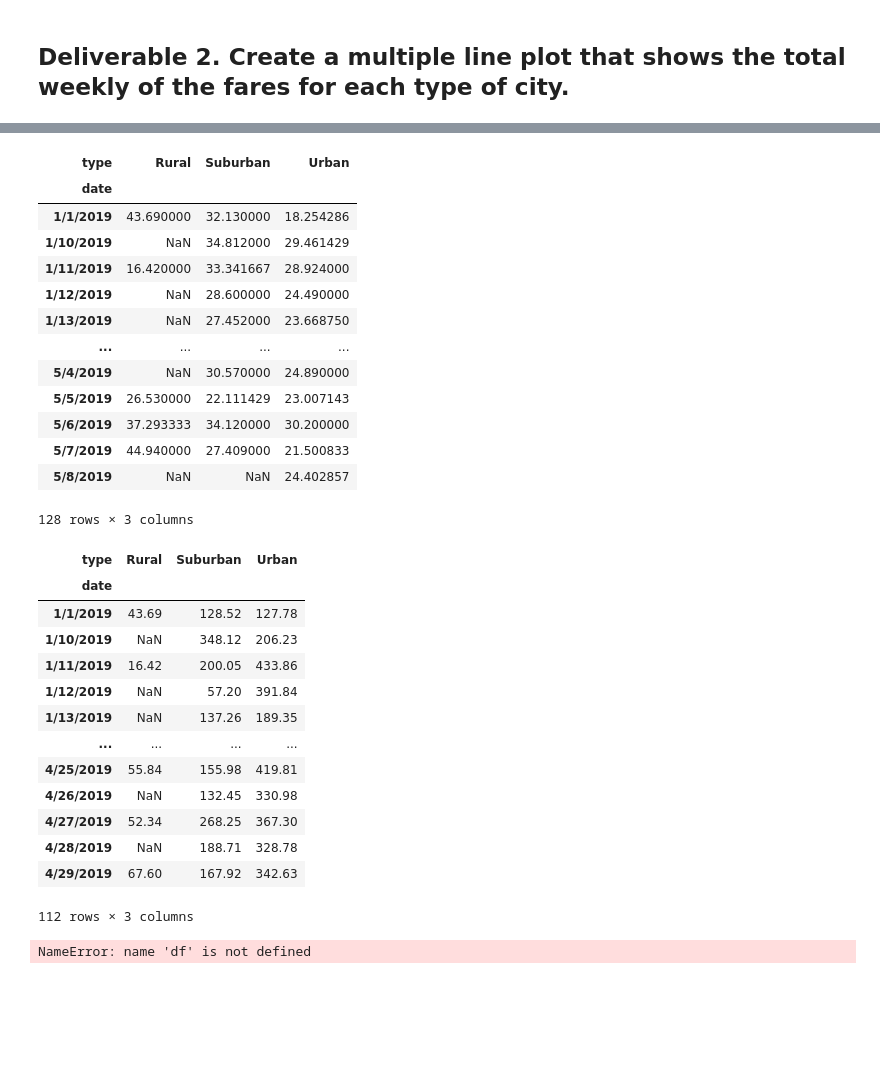
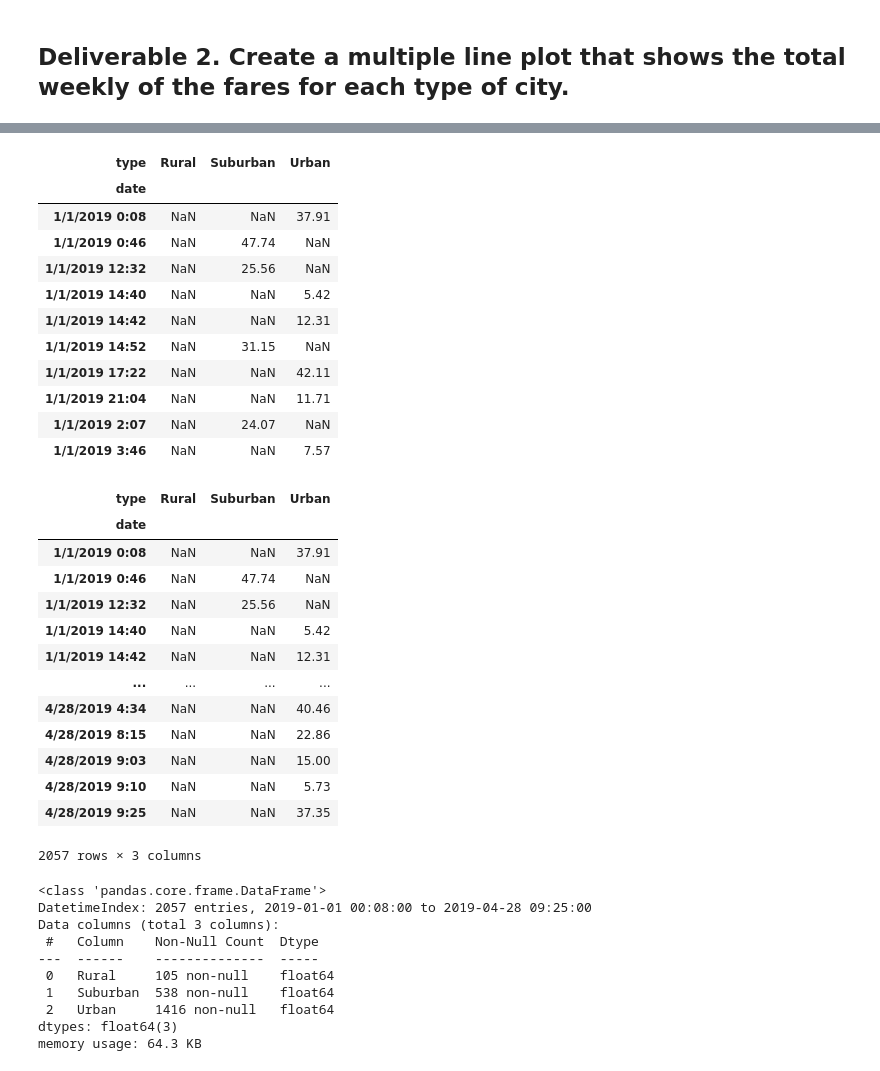
Before and after one commit to zachgee/Pyber_Analysis, a Jupyter notebook: PyBer_Challenge.ipynb, the cells around one changed output, grey strips where cells are left out. Drawn from its saved outputs; the diff is of its cells as text; code cells hidden in the pictures; blank space fills up the shorter version.

```diff
--- a/PyBer_Challenge.ipynb
+++ b/PyBer_Challenge.ipynb
@@ -173,48 +187,57 @@ sum_of_fares_df = sum_of_fares_df.reset_index()
 # %%
 # 4. Create a pivot table with the 'date' as the index, the columns ='type', and values='fare'
 # to get the total fares for each type of city by the date.
 pivot_table = pd.pivot_table(pyber_data_df, index = "date",columns = "type", values = "fare" )
-pivot_table
+pivot_table.head(10)
 # %% [output]
 | type | Rural | Suburban | Urban |
 | date |  |  |  |
-| 1/1/2019 | 43.690000 | 32.130000 | 18.254286 |
-| 1/10/2019 | NaN | 34.812000 | 29.461429 |
-| 1/11/2019 | 16.420000 | 33.341667 | 28.924000 |
-| 1/12/2019 | NaN | 28.600000 | 24.490000 |
-| 1/13/2019 | NaN | 27.452000 | 23.668750 |
-| ... | ... | ... | ... |
-| 5/4/2019 | NaN | 30.570000 | 24.890000 |
-| 5/5/2019 | 26.530000 | 22.111429 | 23.007143 |
-| 5/6/2019 | 37.293333 | 34.120000 | 30.200000 |
-| 5/7/2019 | 44.940000 | 27.409000 | 21.500833 |
-| 5/8/2019 | NaN | NaN | 24.402857 |
+| 1/1/2019 0:08 | NaN | NaN | 37.91 |
+| 1/1/2019 0:46 | NaN | 47.74 | NaN |
+| 1/1/2019 12:32 | NaN | 25.56 | NaN |
+| 1/1/2019 14:40 | NaN | NaN | 5.42 |
+| 1/1/2019 14:42 | NaN | NaN | 12.31 |
+| 1/1/2019 14:52 | NaN | 31.15 | NaN |
+| 1/1/2019 17:22 | NaN | NaN | 42.11 |
+| 1/1/2019 21:04 | NaN | NaN | 11.71 |
+| 1/1/2019 2:07 | NaN | 24.07 | NaN |
+| 1/1/2019 3:46 | NaN | NaN | 7.57 |
-128 rows × 3 columns
 # %%
 # 5. Create a new DataFrame from the pivot table DataFrame using loc on the given dates, '2019-01-01':'2019-04-29'.
 
-new_data_df = sum_of_fares_df.loc["1/1/2019":"4/29/2019"]
+new_data_df = pivot_table.loc['1/1/2019':'4/29/2019']
 new_data_df
 # %% [output]
 | type | Rural | Suburban | Urban |
 | date |  |  |  |
-| 1/1/2019 | 43.69 | 128.52 | 127.78 |
-| 1/10/2019 | NaN | 348.12 | 206.23 |
-| 1/11/2019 | 16.42 | 200.05 | 433.86 |
-| 1/12/2019 | NaN | 57.20 | 391.84 |
-| 1/13/2019 | NaN | 137.26 | 189.35 |
+| 1/1/2019 0:08 | NaN | NaN | 37.91 |
+| 1/1/2019 0:46 | NaN | 47.74 | NaN |
+| 1/1/2019 12:32 | NaN | 25.56 | NaN |
+| 1/1/2019 14:40 | NaN | NaN | 5.42 |
+| 1/1/2019 14:42 | NaN | NaN | 12.31 |
 | ... | ... | ... | ... |
-| 4/25/2019 | 55.84 | 155.98 | 419.81 |
-| 4/26/2019 | NaN | 132.45 | 330.98 |
-| 4/27/2019 | 52.34 | 268.25 | 367.30 |
-| 4/28/2019 | NaN | 188.71 | 328.78 |
-| 4/29/2019 | 67.60 | 167.92 | 342.63 |
+| 4/28/2019 4:34 | NaN | NaN | 40.46 |
+| 4/28/2019 8:15 | NaN | NaN | 22.86 |
+| 4/28/2019 9:03 | NaN | NaN | 15.00 |
+| 4/28/2019 9:10 | NaN | NaN | 5.73 |
+| 4/28/2019 9:25 | NaN | NaN | 37.35 |
-112 rows × 3 columns
+2057 rows × 3 columns
 # %%
 # 6. Set the "date" index to datetime datatype. This is necessary to use the resample() method in Step 8.
-df.index = pd.to_datetime(df.index)
+# df.index = pd.to_datetime(df.index)
+new_data_df.index= pd.to_datetime(new_data_df.index)
-# %% [output]
-NameError: name 'df' is not defined
 # %%
 # 7. Check that the datatype for the index is datetime using df.info()
+new_data_df.info()
+# %% [output]
+<class 'pandas.core.frame.DataFrame'>
+DatetimeIndex: 2057 entries, 2019-01-01 00:08:00 to 2019-04-28 09:25:00
+Data columns (total 3 columns):
+ #   Column    Non-Null Count  Dtype
+---  ------    --------------  -----
+ 0   Rural     105 non-null    float64
+ 1   Suburban  538 non-null    float64
+ 2   Urban     1416 non-null   float64
+dtypes: float64(3)
+memory usage: 64.3 KB
 # %%
```
Also changed, not shown: parts of 7 cells of this notebook.
